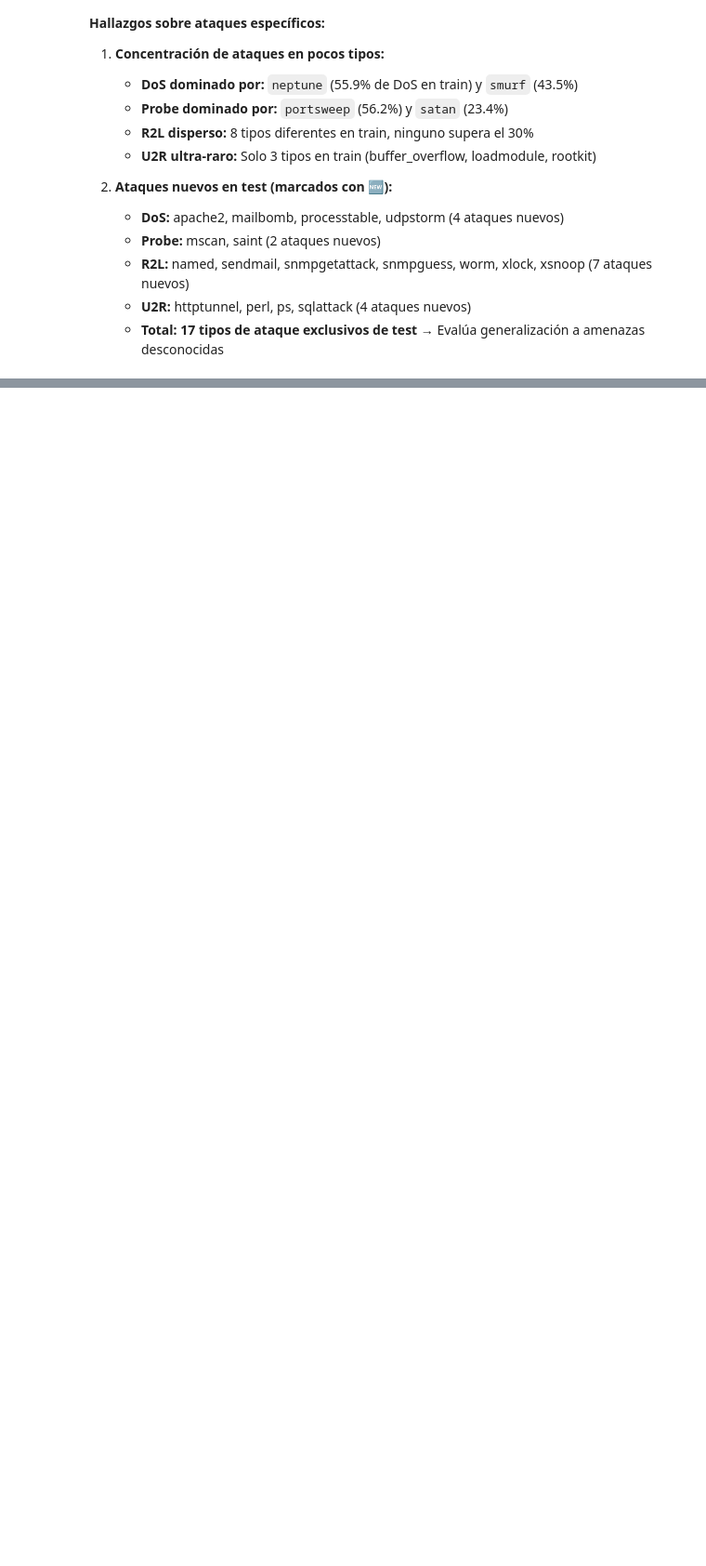
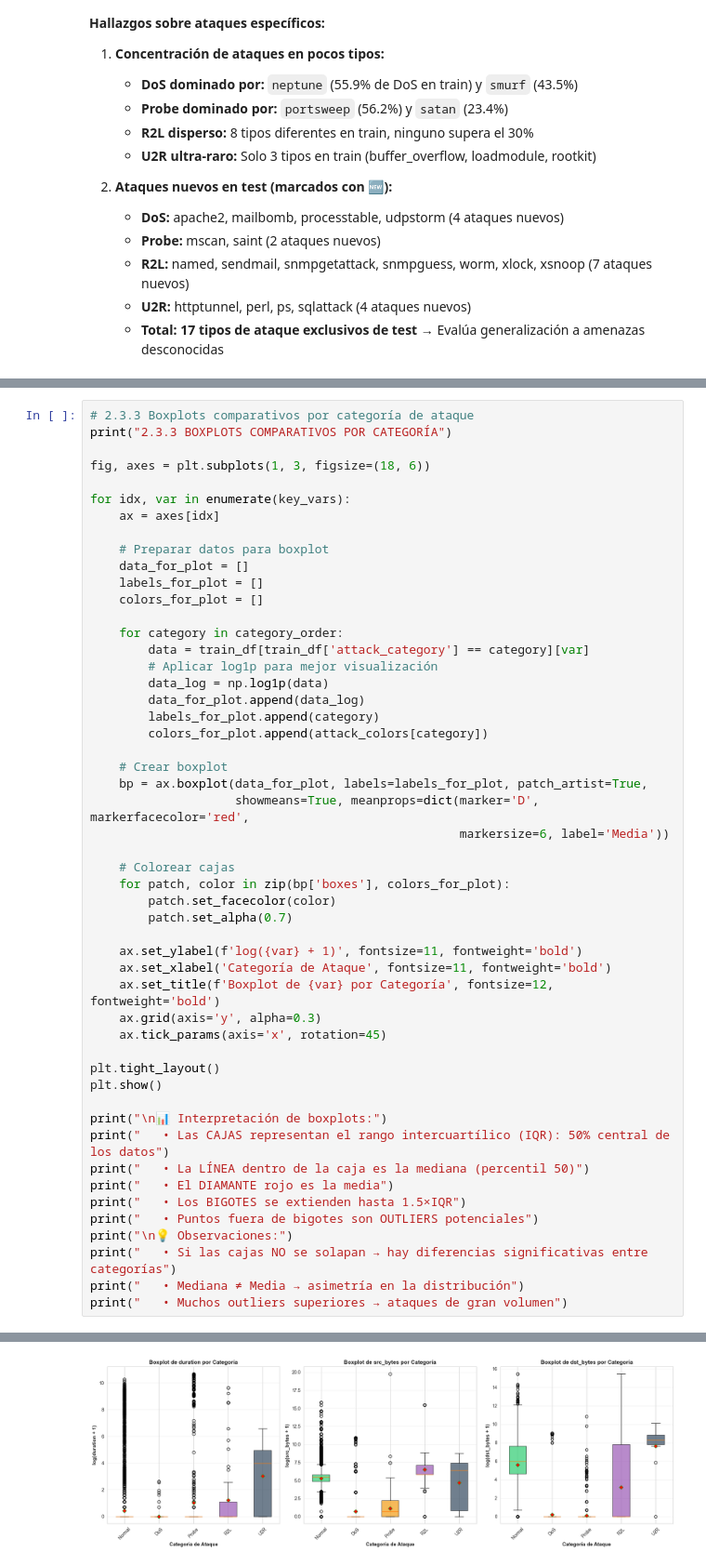
Before and after one commit to ChertaPro/Deteccion-de-Intrusiones-y-Analisis-de-Anomalias-en-Trafico-de-Red-mediante-Tecnicas-Estadasticas, a Jupyter notebook: Detección_de_Intrusiones_y_Análisis_de_Anomalías_en_Tráfico_de_Red_mediante_Técnicas_Estadísticas_.ipynb, the cells around one changed output, grey strips where cells are left out. Shown at 93% size. Saved outputs shown, nothing was run; the diff lists cells and outputs as text; blank space fills up the shorter version.

```diff
--- a/Detección_de_Intrusiones_y_Análisis_de_Anomalías_en_Tráfico_de_Red_mediante_Técnicas_Estadísticas_.ipynb
+++ b/Detección_de_Intrusiones_y_Análisis_de_Anomalías_en_Tráfico_de_Red_mediante_Técnicas_Estadísticas_.ipynb
@@ -800,0 +1241,52 @@ plt.show()
+# %%
+# 2.3.3 Boxplots comparativos por categoría de ataque
+print("2.3.3 BOXPLOTS COMPARATIVOS POR CATEGORÍA")
+
+fig, axes = plt.subplots(1, 3, figsize=(18, 6))
+
+for idx, var in enumerate(key_vars):
+    ax = axes[idx]
+
+    # Preparar datos para boxplot
+    data_for_plot = []
+    labels_for_plot = []
+    colors_for_plot = []
+
+    for category in category_order:
+        data = train_df[train_df['attack_category'] == category][var]
+        # Aplicar log1p para mejor visualización
+        data_log = np.log1p(data)
+        data_for_plot.append(data_log)
+        labels_for_plot.append(category)
+        colors_for_plot.append(attack_colors[category])
+
+    # Crear boxplot
+    bp = ax.boxplot(data_for_plot, labels=labels_for_plot, patch_artist=True,
+                    showmeans=True, meanprops=dict(marker='D', markerfacecolor='red',
+                                                   markersize=6, label='Media'))
+
+    # Colorear cajas
+    for patch, color in zip(bp['boxes'], colors_for_plot):
+        patch.set_facecolor(color)
+        patch.set_alpha(0.7)
+
+    ax.set_ylabel(f'log({var} + 1)', fontsize=11, fontweight='bold')
+    ax.set_xlabel('Categoría de Ataque', fontsize=11, fontweight='bold')
+    ax.set_title(f'Boxplot de {var} por Categoría', fontsize=12, fontweight='bold')
+    ax.grid(axis='y', alpha=0.3)
+    ax.tick_params(axis='x', rotation=45)
+
+plt.tight_layout()
+plt.show()
+
+print("\n📊 Interpretación de boxplots:")
+print("   • Las CAJAS representan el rango intercuartílico (IQR): 50% central de los datos")
+print("   • La LÍNEA dentro de la caja es la mediana (percentil 50)")
+print("   • El DIAMANTE rojo es la media")
+print("   • Los BIGOTES se extienden hasta 1.5×IQR")
+print("   • Puntos fuera de bigotes son OUTLIERS potenciales")
+print("\n💡 Observaciones:")
+print("   • Si las cajas NO se solapan → hay diferencias significativas entre categorías")
+print("   • Mediana ≠ Media → asimetría en la distribución")
+print("   • Muchos outliers superiores → ataques de gran volumen")
+# %% [output]
@@ -800,0 +1294 @@ plt.show()
+[figure, added]
```
Also changed, not shown: parts of 24 cells of this notebook.
